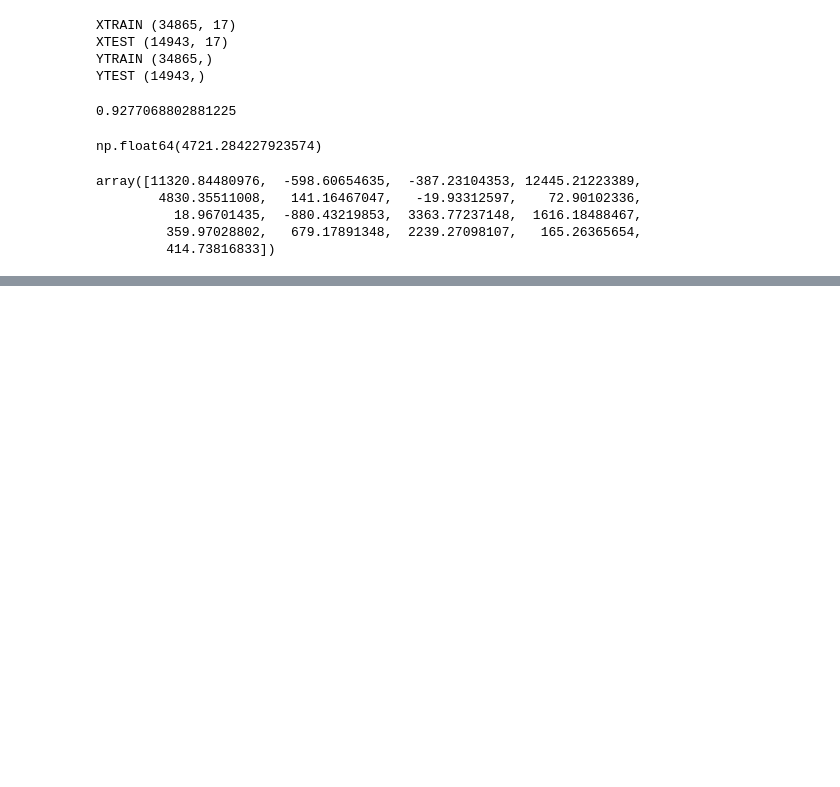
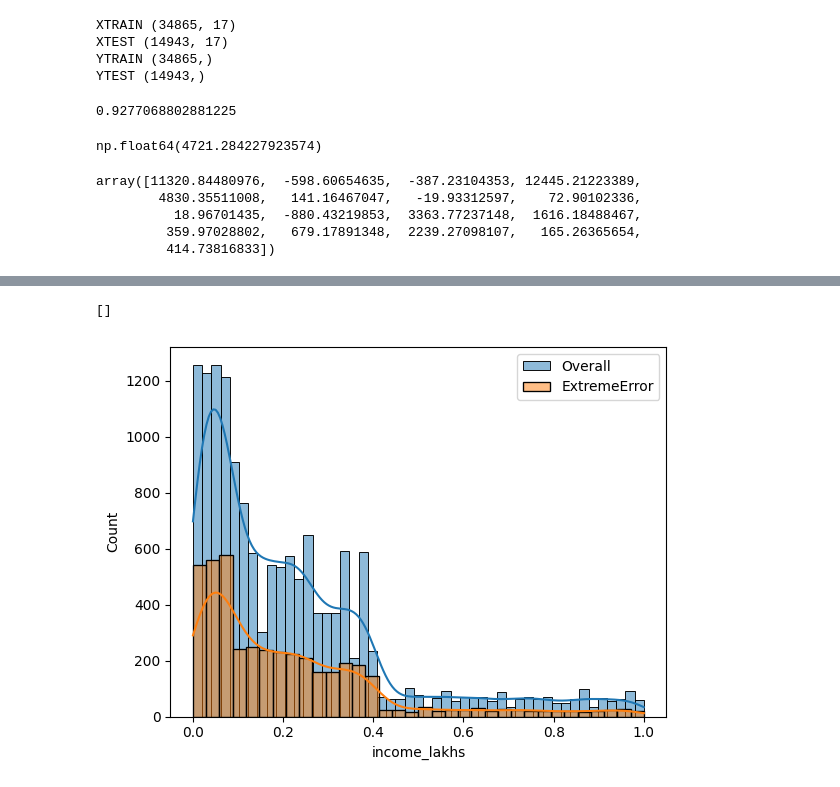
Before and after one commit to neel-madhav/HealthcarePremiumPrediction, a Jupyter notebook: PremiumPrediction.ipynb, the cells around one changed output, grey strips where cells are left out. Cells and saved outputs as stored; diff of their text form; code cells hidden in the pictures; blank space fills up the shorter version.

```diff
--- a/PremiumPrediction.ipynb
+++ b/PremiumPrediction.ipynb
@@ -423,0 +566,10 @@ array([11320.84480976,  -598.60654635,  -387.23104353, 12445.21223389,
+# %%
+ExtremeErrorDF = X_test.loc[ExtremeResults.index]
+# %%
+sns.histplot(X_test.income_lakhs, label = "Overall", kde = True)
+sns.histplot(ExtremeErrorDF.income_lakhs, label = "ExtremeError", kde = True)
+plt.legend()
+plt.plot()
+# %% [output]
+[]
+[figure, added]
```
Also changed, not shown: parts of 31 cells of this notebook.
